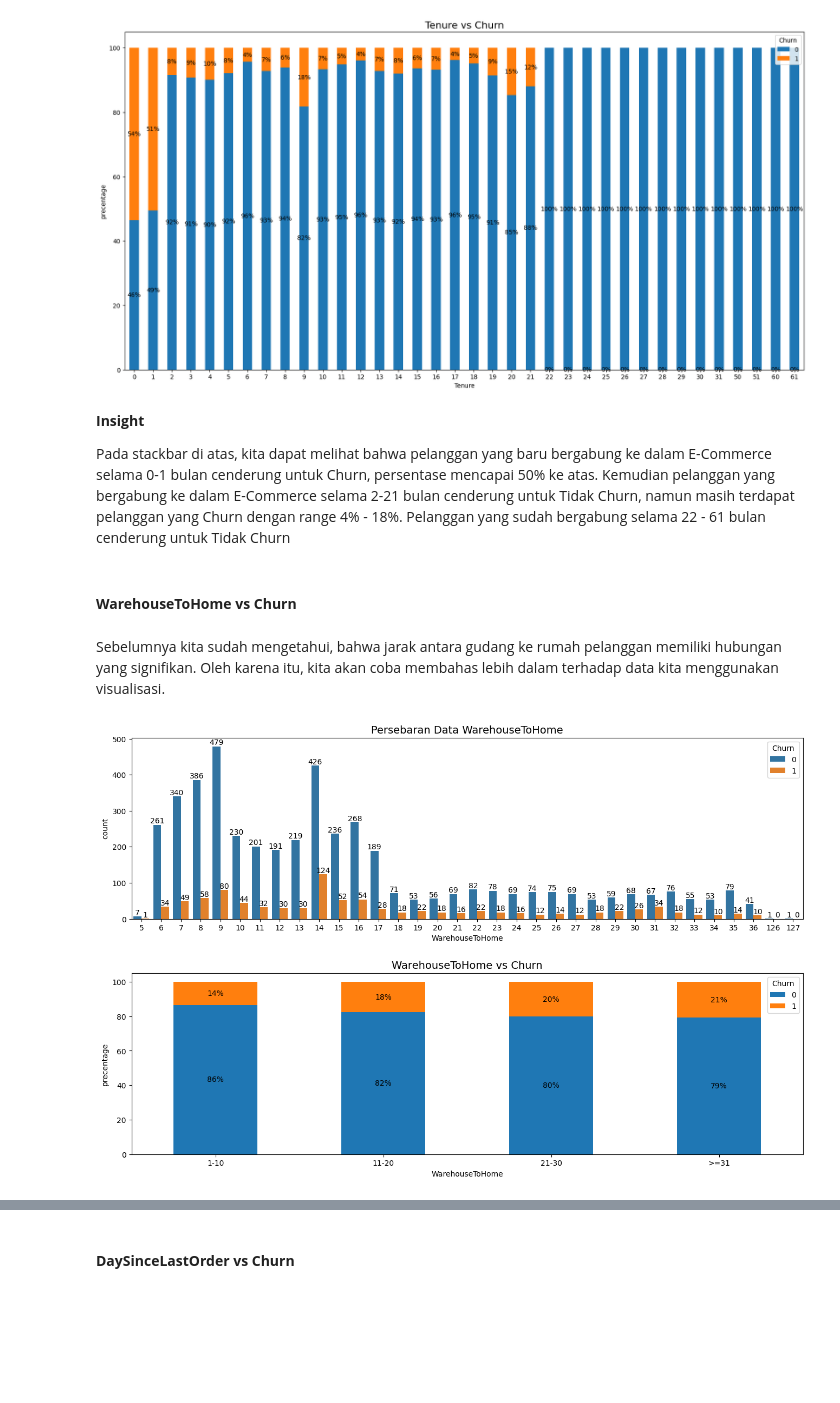
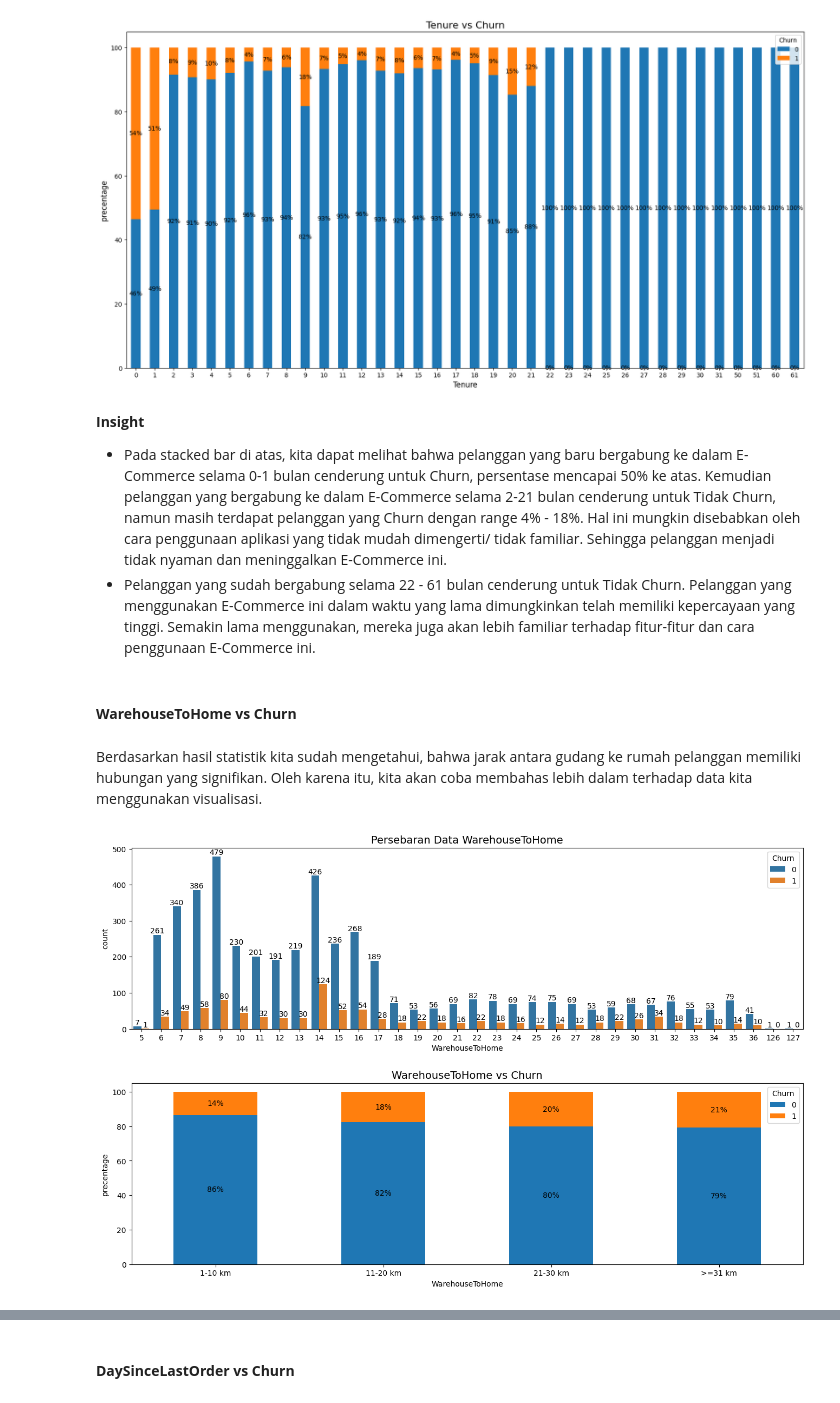
Before and after one commit to tasiamdln/E_Commerce_Churn_Analysis_ML, a Jupyter notebook: E_Commerce_Churn_Classification_and_Data_Analysis.ipynb, the cells around one changed output, grey strips where cells are left out. Cells and saved outputs as stored; diff of their text form; code cells hidden in the pictures; blank space fills up the shorter version.

```diff
--- a/E_Commerce_Churn_Classification_and_Data_Analysis.ipynb
+++ b/E_Commerce_Churn_Classification_and_Data_Analysis.ipynb
@@ -164,0 +163,10 @@ Jika kita lihat tabel di atas, semua data numerik sudah sesuai pada umumnya.
+# %%
+pd.set_option('display.max_colwidth', None)
+
+num = []
+
+for i in df.describe().columns[:-1]:
+    num.append([i, df[i].dtype, list(df[i].drop_duplicates().values)])
+
+df_num = pd.DataFrame(columns=['feature','dataType','unique'], data=num)
+df_num
@@ -334,0 +387,8 @@ df[num_cols] = df[num_cols].fillna(df[num_cols].median())
+# %%
+kol_float = ['Tenure', 'WarehouseToHome', 'HourSpendOnApp', 'OrderAmountHikeFromlastYear', 'CouponUsed', 'OrderCount', 'DaySinceLastOrder']
+
+for i in kol_float:
+    df[i] = df[i].astype('int64')
+
+# Memastikan tipe data sudah berubah
+print(df[kol_float].dtypes)
@@ -528,15 +566,13 @@ Seletelah kita lihat uji statistiknya terdapat beberapa fitur yang ternyata memi
 
 Pada tahap ini, kami akan coba melihat lebih dalam kapan seseorang yang melakukan Churn bedasarkan dari Tenurenya
 # %%
-df_1 = df.copy()
-df_1['Tenure'] = df_1['Tenure'].astype('int64')
-
 plt.figure(figsize=(20, 10))
 
-pivot_tenure = pd.crosstab(index=df_1['Tenure'], columns=df_1['Churn'], normalize='index') * 100
+pivot_tenure = pd.crosstab(index=df['Tenure'], columns=df['Churn'], normalize='index') * 100
 ax = pivot_tenure.plot(kind='bar', stacked=True, ax=plt.gca())
 plt.title('Tenure vs Churn', fontsize=16)
-plt.ylabel('precentage')
+plt.ylabel('precentage', fontsize=12)
+plt.xlabel('Tenure', fontsize=12)
 plt.xticks(rotation=0)
 
 # Anotasi
@@ -552,54 +588,53 @@ plt.show()
 # %% [markdown]
 **Insight**
 
-Pada stackbar di atas, kita dapat melihat bahwa pelanggan yang baru bergabung ke dalam E-Commerce selama 0-1 bulan cenderung untuk Churn, persentase mencapai 50% ke atas. Kemudian pelanggan yang bergabung ke dalam E-Commerce selama 2-21 bulan cenderung untuk Tidak Churn, namun masih terdapat pelanggan yang Churn dengan range 4% - 18%. Pelanggan yang sudah bergabung selama 22 - 61 bulan cenderung untuk Tidak Churn
+- Pada stacked bar di atas, kita dapat melihat bahwa pelanggan yang baru bergabung ke dalam E-Commerce selama 0-1 bulan cenderung untuk Churn, persentase mencapai 50% ke atas. Kemudian pelanggan yang bergabung ke dalam E-Commerce selama 2-21 bulan cenderung untuk Tidak Churn, namun masih terdapat pelanggan yang Churn dengan range 4% - 18%. Hal ini mungkin disebabkan oleh cara penggunaan aplikasi yang tidak mudah dimengerti/ tidak familiar. Sehingga pelanggan menjadi tidak nyaman dan meninggalkan E-Commerce ini.
+- Pelanggan yang sudah bergabung selama 22 - 61 bulan cenderung untuk Tidak Churn. Pelanggan yang menggunakan E-Commerce ini dalam waktu yang lama dimungkinkan telah memiliki kepercayaan yang tinggi. Semakin lama menggunakan, mereka juga akan lebih familiar terhadap fitur-fitur dan cara penggunaan E-Commerce ini.
 # %% [markdown]
 #### **WarehouseToHome vs Churn**
 # %% [markdown]
-Sebelumnya kita sudah mengetahui, bahwa jarak antara gudang ke rumah pelanggan memiliki hubungan yang signifikan. Oleh karena itu, kita akan coba membahas lebih dalam terhadap data kita menggunakan visualisasi.
+Berdasarkan hasil statistik kita sudah mengetahui, bahwa jarak antara gudang ke rumah pelanggan memiliki hubungan yang signifikan. Oleh karena itu, kita akan coba membahas lebih dalam terhadap data kita menggunakan visualisasi.
 # %%
 df_2 = df.copy()
-df_2['WarehouseToHome'] = df_2['WarehouseToHome'].astype('int64')
-df_1['WarehouseToHome'] = df_1['WarehouseToHome'].astype('int64')
 bins = [0, 10, 20, 30, 128]
-labels = ['1-10', '11-20', '21-30', '>=31']
+labels = ['1-10 km', '11-20 km', '21-30 km', '>=31 km']
 df_2['WarehouseToHome'] = pd.cut(df_2['WarehouseToHome'], bins=bins, labels=labels, include_lowest=True)
 
 plt.figure(figsize=(16, 10))
 
 # Count plot
 plt.subplot(2, 1, 1)
-ax1 = sns.countplot(data=df_1, x='WarehouseToHome', hue='Churn')
+ax1 = sns.countplot(data=df, x='WarehouseToHome', hue='Churn')
 plt.title('Persebaran Data WarehouseToHome', fontsize=14)
 
 # Anotasi untuk count plot
 for p in ax1.patches:
     height = p.get_height()
     ax1.annotate(f'{height:.0f}', (p.get_x() + p.get_width() / 2., height),
                 ha='center', va='center', fontsize=10, color='black', xytext=(0, 5),
                 textcoords='offset points')
 
 # Stacked bar plot
 plt.subplot(2, 1, 2)
 pivot_tenure = pd.crosstab(index=df_2['WarehouseToHome'], columns=df_2['Churn'], normalize='index') * 100
 ax = pivot_tenure.plot(kind='bar', stacked=True, ax=plt.gca())
 plt.title('WarehouseToHome vs Churn', fontsize=14)
 plt.ylabel('precentage')
 plt.xticks(rotation=0)
 
 # Anotasi
 for p in ax.patches:
     width = p.get_width()
     height = p.get_height()
     x, y = p.get_xy()
     ax.annotate(f'{height:.0f}%', (x + width/2, y + height/2), ha='center', va='center', fontsize=10)
 
 # Memberikan jarak antara dua subplot
 plt.subplots_adjust(hspace=0.3)
 
 plt.show()
 # %% [output]
-[figure, old version]
+[figure, new version]
 # %% [markdown]
 **Insight**
 
```
Also changed, not shown: parts of 31 cells of this notebook.
